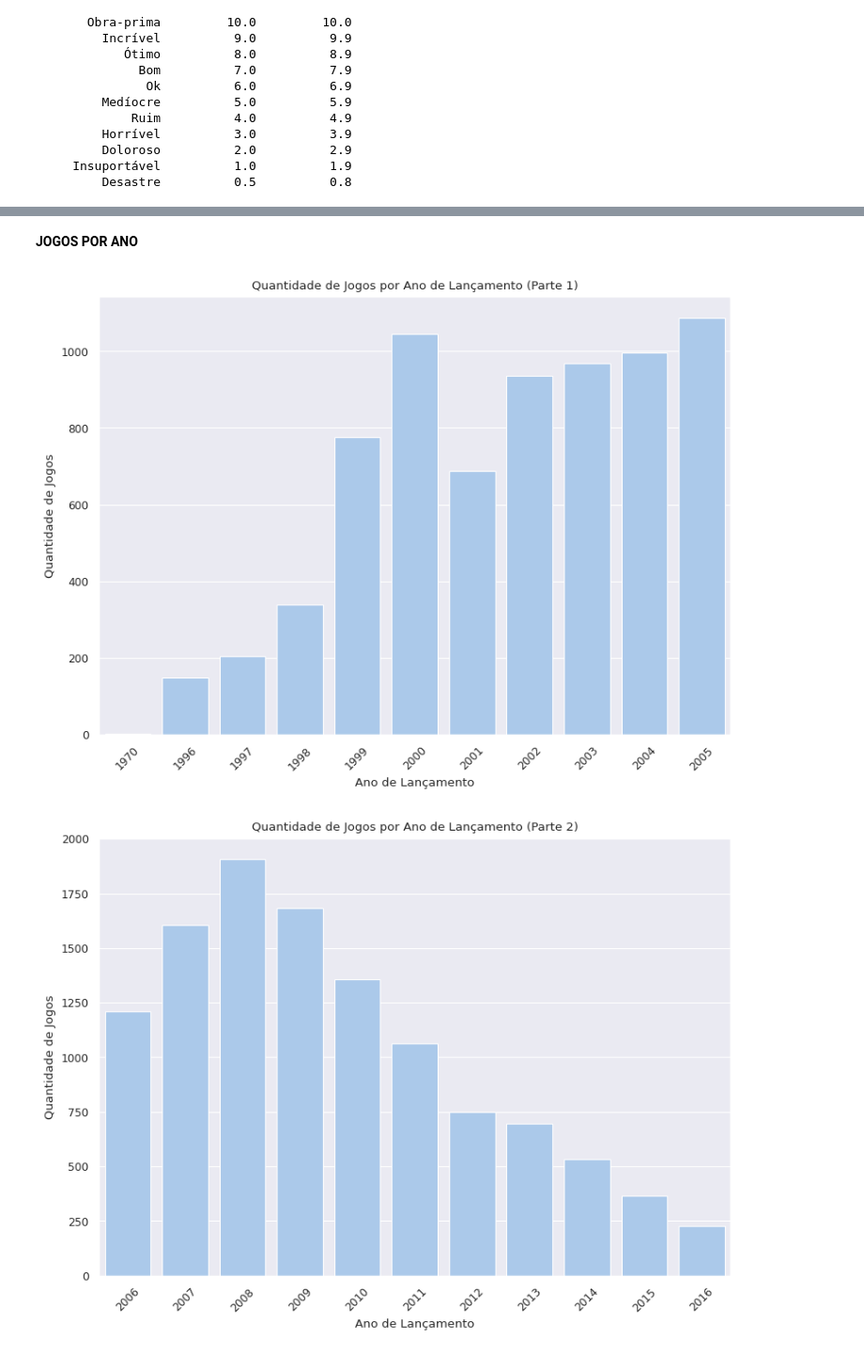
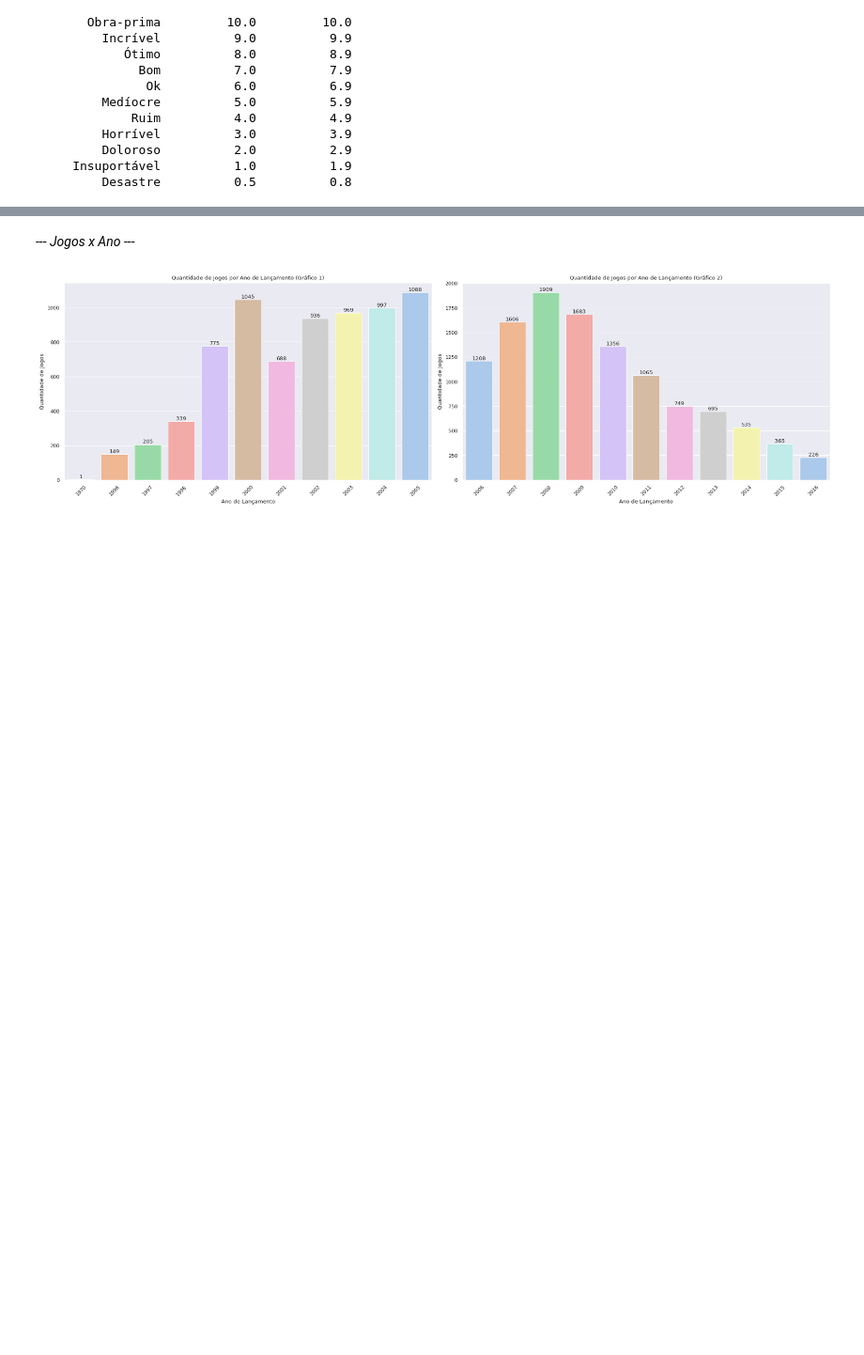
Before and after one commit to makanadani/kaggle-ign-games, a Jupyter notebook: ign-games.ipynb, the cells around one changed output, grey strips where cells are left out. Shown at 94% size. Drawn from its saved outputs; the diff is of its cells as text; code cells hidden in the pictures; blank space fills up the shorter version.

```diff
--- a/ign-games.ipynb
+++ b/ign-games.ipynb
@@ -69,7 +96,7 @@ Vamos traduzir os nomes das colunas e das variáveis categórias (exceto título
 Primeiro, vamos separar as colunas das variáveis categóricas cujos valores desejamos traduzir: 'score_phrase' e 'genre'.
 # %%
 # Obtém os valores únicos para 'score_phrase' apenas
-categorias_unicas_notas = games['score_phrase'].unique()
+categorias_unicas_notas = df['score_phrase'].unique()
 
 # Exibe as categorias únicas de notas
 print("Categorias únicas de notas encontradas:")
@@ -79,7 +106,7 @@ print(categorias_unicas_notas)
 generos_unicos = set()
 
 # Itera sobre os valores na coluna 'genre' e adiciona gêneros únicos ao conjunto
-for generos in games['genre'].dropna():
+for generos in df['genre'].dropna():
     for genero in generos.split(', '):
         generos_unicos.add(genero.strip())
 
@@ -159,6 +186,7 @@ traducao_genero = {
     'Fighting': 'Luta',
     'Baseball': 'Beisebol',
     'First-Person': 'Primeira Pessoa',
+    'Other': 'Outro',
 }
 # %% [markdown]
 Finalmente, vamos substituir os valores com as traduções e visualizar as primeiras linhas alteradas.
@@ -170,16 +198,16 @@ def traduzir_genero(genero):
     return ', '.join([traducao_genero.get(g.strip(), g.strip()) for g in genero.split(',')])
 
 # Aplica as traduções na coluna 'score_phrase'
-games['score_phrase'] = games['score_phrase'].replace(traducao_categoria_nota)
+df['score_phrase'] = df['score_phrase'].replace(traducao_categoria_nota)
 
 # Aplica as traduções na coluna 'genre' usando a função personalizada para gêneros compostos
-games['genre'] = games['genre'].apply(traduzir_genero)
+df['genre'] = df['genre'].apply(traduzir_genero)
 
 # Aplica as traduções nos nomes das colunas
-games.rename(columns=traducao_colunas, inplace=True)
+df.rename(columns=traducao_colunas, inplace=True)
 
 # Exibe as primeiras linhas do dataset
-print(games.head())
+print(df.head())
 # %% [output]
                 Título  Nota Categoria da Nota      Plataforma  \
 0       Checkered Flag  10.0        Obra-prima            Lynx
@@ -256,4 +292,4 @@ Considerando que há apenas 36 dados faltantes na coluna "Gênero", o que corres
 # %%
 # Remoção dos dados faltantes
-games.dropna(subset=['Gênero'], inplace=True)
+df.dropna(subset=['Gênero'], inplace=True)
 # %% [markdown]
@@ -452,29 +562,40 @@ for idx, parte in enumerate(generos_partes):
 # %% [markdown]
-**JOGOS POR ANO**
+--- *Jogos x Ano* ---
 # %%
-# Configurações de estilo
-sns.set_theme(context='paper', style='darkgrid', palette='pastel', font_scale=1)
+# ESTILO
+sns.set_theme(context='paper', style='darkgrid', font_scale=1)
 
-# Conta a quantidade de jogos por ano e organiza em ordem crescente
-contagem_anos = games['Ano de Lançamento'].value_counts().sort_index().reset_index()
-contagem_anos.columns = ['Ano', 'Quantidade']
+# Conta a quantidade de jogos por ano de lançamento e organiza em ordem crescente
+contagem_anos = df['Ano de Lançamento'].value_counts().sort_index().reset_index()
+contagem_anos.columns = ['Ano de Lançamento', 'Quantidade']
 
-# Divide o DataFrame em duas partes
-num_anos = len(contagem_anos)
-split_size = num_anos // 2 + (num_anos % 2 > 0)
-anos_partes = [contagem_anos[i:i+split_size] for i in range(0, num_anos, split_size)]
+# Define o número total de gráficos e divide os anos por gráfico igualmente
+num_graficos = 2
+anos_por_grafico = (len(contagem_anos) + num_graficos - 1) // num_graficos
 
-# GRÁFICOS DE BARRAS para cada parte
-for idx, parte in enumerate(anos_partes):
-    plt.figure(figsize=(8, 6))
-    sns.barplot(data=parte, x='Ano', y='Quantidade')
-    plt.title(f'Quantidade de Jogos por Ano de Lançamento (Parte {idx+1})')
-    plt.xlabel('Ano de Lançamento')
-    plt.ylabel('Quantidade de Jogos')
-    plt.xticks(rotation=45)
-    plt.tight_layout()
-    plt.show()
+# Configura para exibir os gráficos em uma grade de 2 colunas
+fig, axes = plt.subplots(nrows=(num_graficos + 1) // 2, ncols=2, figsize=(20, 6 * ((num_graficos + 1) // 2)))
+fig.subplots_adjust(hspace=0.4, wspace=0.3)  # Ajusta o espaço entre os gráficos
+
+# GRÁFICOS DE BARRAS para cada conjunto de anos
+for idx, ax in enumerate(axes.flat[:num_graficos]):
+
+    # Seleciona a parte dos dados para o gráfico atual
+    start = idx * anos_por_grafico
+    end = start + anos_por_grafico
+    parte = contagem_anos.iloc[start:end]
+    sns.barplot(data=parte, x='Ano de Lançamento', y='Quantidade', ax=ax, hue='Ano de Lançamento', palette='pastel', legend=False)
+    ax.set_title(f'Quantidade de Jogos por Ano de Lançamento (Gráfico {idx+1})')
+    ax.set_xlabel('Ano de Lançamento')
+    ax.set_ylabel('Quantidade de Jogos')
+    ax.tick_params(axis='x', rotation=45)
+
+    # Exibe as contagens nas barras para mostrar valores muito pequenos
+    for i, row in enumerate(parte.itertuples()):
+        ax.text(i, row.Quantidade + 0.5, int(row.Quantidade), ha='center', va='bottom')
+
+plt.tight_layout()
+plt.show()
 # %% [output]
-[figure, old version]
+[figure, new version]
-[figure, removed]
 # %% [markdown]
```
Also changed, not shown: parts of 47 cells of this notebook.
